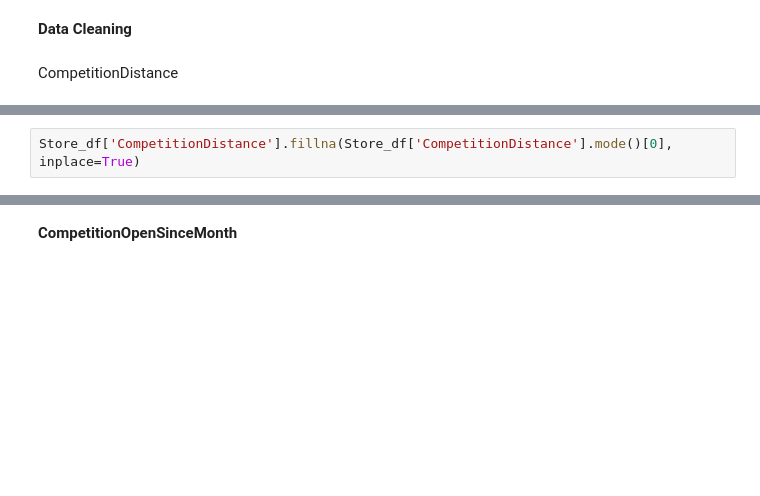
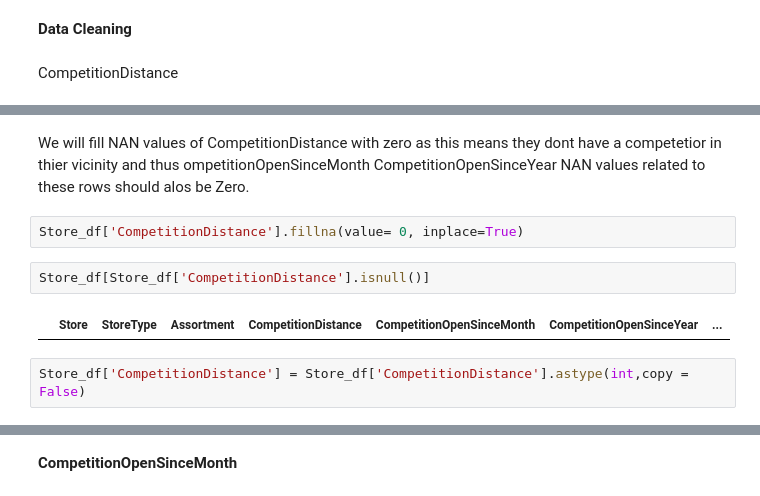
Before and after one commit to SaamarthMeston/Capstone-Project-2---Rossmann-s-sales-prediction, a Jupyter notebook: Rossmann_Sales_Prediction_Capstone_Project.ipynb, the cells around one changed output, grey strips where cells are left out. Drawn from its saved outputs; the diff is of its cells as text; blank space fills up the shorter version.

```diff
--- a/Rossmann_Sales_Prediction_Capstone_Project.ipynb
+++ b/Rossmann_Sales_Prediction_Capstone_Project.ipynb
@@ -227,5 +212,13 @@ Store_df[Store_df['CompetitionDistance'].isnull()]
 | 290 | 291 | d | a | NaN | NaN | NaN | ... |
 | 621 | 622 | a | c | NaN | NaN | NaN | ... |
 | 878 | 879 | d | a | NaN | NaN | NaN | ... |
+# %% [markdown]
+We will fill NAN values of CompetitionDistance with zero as this means they dont have a competetior in thier vicinity and thus ompetitionOpenSinceMonth	CompetitionOpenSinceYear NAN values related to these rows should alos be Zero.
 # %%
-Store_df['CompetitionDistance'].fillna(Store_df['CompetitionDistance'].mode()[0], inplace=True)
+Store_df['CompetitionDistance'].fillna(value= 0, inplace=True)
+# %%
+Store_df[Store_df['CompetitionDistance'].isnull()]
+# %% [output]
+|  | Store | StoreType | Assortment | CompetitionDistance | CompetitionOpenSinceMonth | CompetitionOpenSinceYear | ... |
+# %%
+Store_df['CompetitionDistance'] = Store_df['CompetitionDistance'].astype(int,copy =  False)
```
Also changed, not shown: parts of 37 cells of this notebook.
